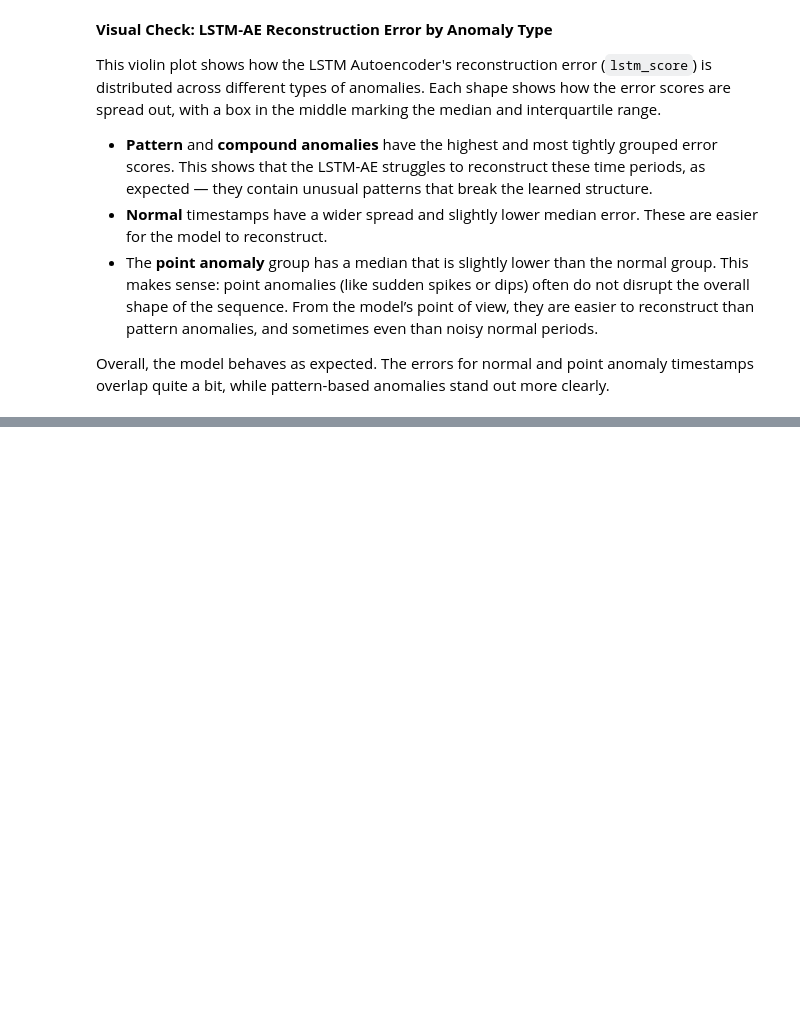
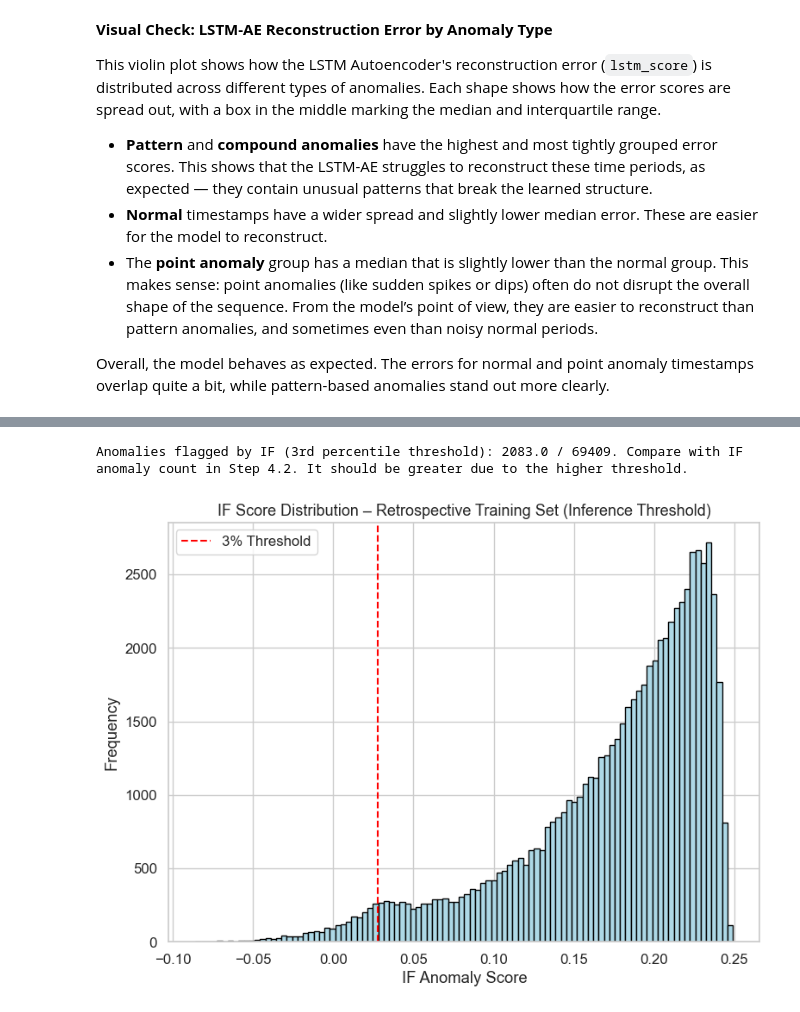
Before and after one commit to Jeremiah-Bachtin/comp1884-group6-weather-anomaly-detection-system, a Jupyter notebook: notebooks/notebook_jeremy_ETL_and_ML_v1.ipynb, the cells around one changed output, grey strips where cells are left out. Drawn from its saved outputs; the diff is of its cells as text; code cells hidden in the pictures; blank space fills up the shorter version.

```diff
--- a/notebooks/notebook_jeremy_ETL_and_ML_v1.ipynb
+++ b/notebooks/notebook_jeremy_ETL_and_ML_v1.ipynb
@@ -1168,0 +1182,39 @@ Overall, the model behaves as expected. The errors for normal and point anomaly
+# %%
+# Step 13.1 – Re-label IF Anomalies Using Inference Threshold
+
+# Drop any existing anomaly mask to avoid confusion
+df_train_infer = df_train_infer.drop(columns="is_if_anomaly", errors="ignore")
+
+# Compute 3rd percentile (for anomalies)
+threshold_inference = np.percentile(df_train_infer["if_score"], mask_threshold_val)
+
+# Apply new mask
+df_train_infer["is_if_anomaly"] = df_train_infer["if_score"] < threshold_inference
+
+df_train_infer["is_if_anomaly"] = np.where(
+    df_train_infer["if_score"].notna(),
+    df_train_infer["if_score"] < threshold_inference,
+    np.nan  # preserve missingness
+)
+
+# Summary
+n_anomalies = df_train_infer["is_if_anomaly"].sum()
+print(f"Anomalies flagged by IF (3rd percentile threshold): {n_anomalies} / {len(df_train_infer)}. Compare with IF anomaly count in Step 4.2. It should be greater due to the higher threshold.")
+# %% [output]
+Anomalies flagged by IF (3rd percentile threshold): 2083.0 / 69409. Compare with IF anomaly count in Step 4.2. It should be greater due to the higher threshold.
+# %%
+scores = df_train_infer["if_score"].values
+
+# Plot histogram
+plt.figure(figsize=(8, 6))
+plt.hist(scores, bins=100, color='lightblue', edgecolor='black')
+plt.axvline(threshold_inference, color='red', linestyle='--', label='3% Threshold')
+plt.title("IF Score Distribution – Retrospective Training Set (Inference Threshold)", fontsize=13)
+plt.xlabel("IF Anomaly Score")
+plt.ylabel("Frequency")
+plt.legend()
+plt.grid(True)
+plt.tight_layout()
+plt.show()
+# %% [output]
+[figure, added]
```
Also changed, not shown: parts of 29 cells of this notebook.
